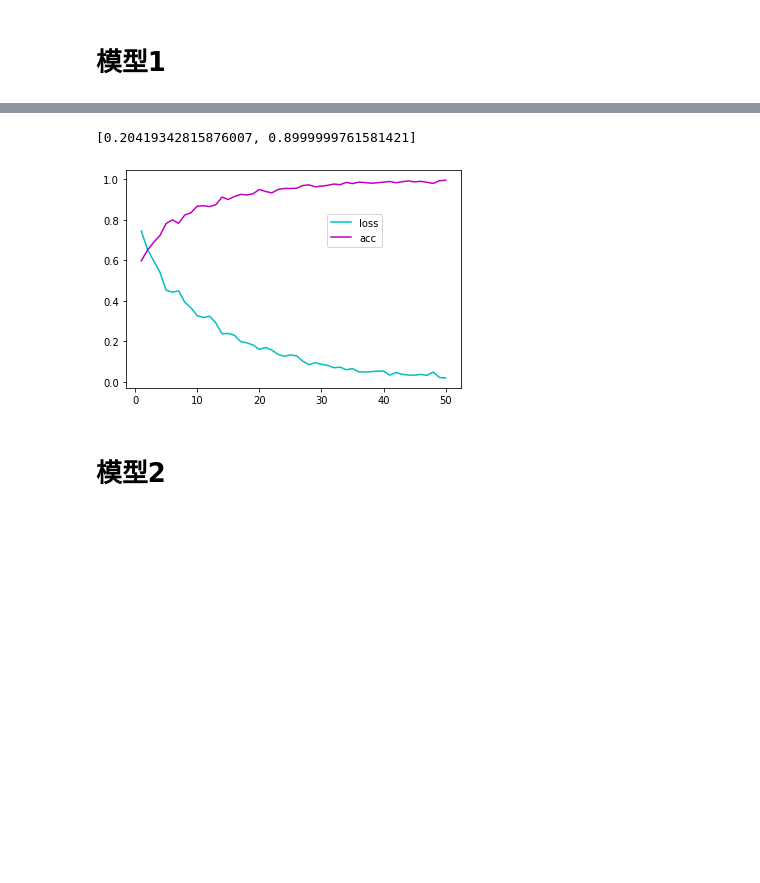
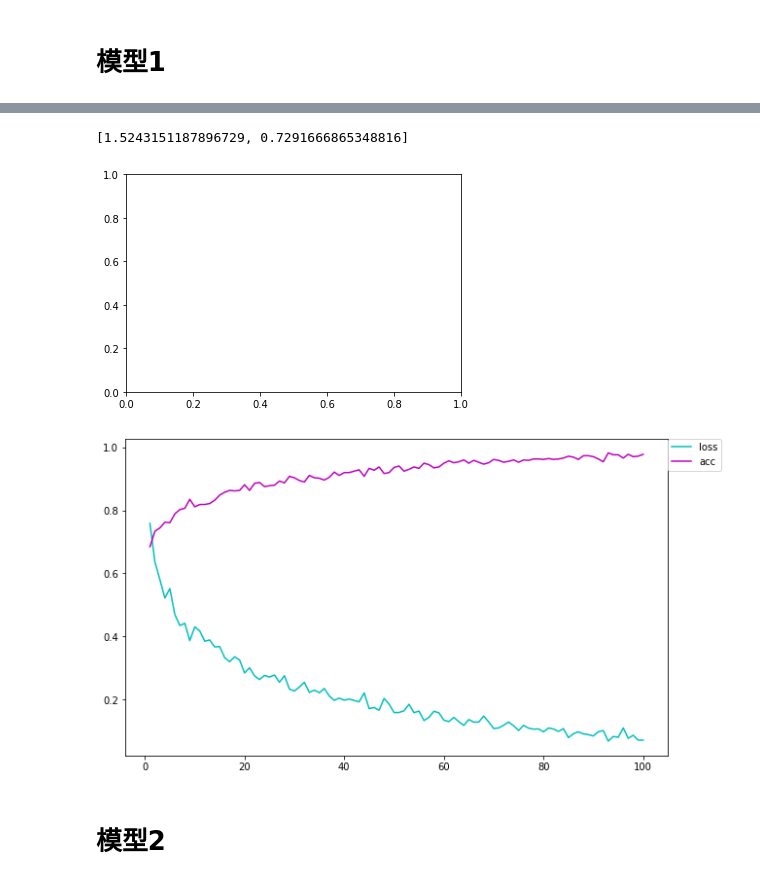
Before and after one commit to chyan0411/Thesis, a Jupyter notebook: colab/other_codes/30Matrix_pre_improved_or_not_file.ipynb, the cells around one changed output, grey strips where cells are left out. Cells and saved outputs as stored; diff of their text form; code cells hidden in the pictures; blank space fills up the shorter version.

```diff
--- a/colab/other_codes/30Matrix_pre_improved_or_not_file.ipynb
+++ b/colab/other_codes/30Matrix_pre_improved_or_not_file.ipynb
@@ -110,8 +64,13 @@ print(L.shape)
+# %%
+# print(ll.shape)
+ll = np.reshape(ll,(960, 30, 116, 116, 1))
+# %%
+data, label = shuffle(ll,Label,random_state = 10)
 # %%
-train_data = P[:960]
-test_data = P[960:]
-train_label  = L[:960]
-test_label = L[960:]
+train_data = data[:672]
+test_data = data[672:]
+train_label  = label[:672]
+test_label = label[672:]
 print(train_data.shape)
 print(train_label.shape)
 # %% [output]
@@ -197,0 +182,7 @@ Epoch 50/50
+# %%
+num_epochs = 100
+batchsize = 64
+model = Model1()
+history = model.fit(train_data[:], train_label[:], epochs=num_epochs,
+                    batch_size=batchsize, verbose=1)
+# ,validation_data=(train_data[538:], train_label[538:]))
@@ -198,18 +207,25 @@ Epoch 50/50
 # %%
-mse_history = history.history['loss']
-mae_history = history.history['accuracy']
+loss = history.history['loss']
+acc = history.history['accuracy']
 
-epochs = range(1,len(mse_history) +1)
-plt.plot(epochs, mse_history, 'c', label='loss')
-plt.plot(epochs, mae_history, 'm', label='acc')
-plt.legend(bbox_to_anchor=(0.6, 0.8), loc='upper left', borderaxespad=0.)
+# val_loss = history.history['val_loss']
+# val_acc = history.history['val_accuracy']
+plt.ylim([0, 1])
+plt.figure(figsize=(10,6))
+epochs = range(1,len(loss) +1)
+plt.plot(epochs, loss, 'c', label='loss')
+plt.plot(epochs, acc, 'm', label='acc')
+# plt.plot(epochs, val_loss, 'c-.', label='val_loss')
+# plt.plot(epochs, val_acc, 'm-.', label='val_acc')
+plt.legend(bbox_to_anchor=(1, 1), loc='upper left', borderaxespad=0.)
 
-plt.savefig('/content/drive/My Drive/images/1.png' ,dpi=1200)
+plt.savefig('/content/drive/My Drive/images/patient_or_not/final.png' ,dpi=800)
 
 model.evaluate(test_data, test_label, verbose=0)  #Returns the loss value & metrics values for the model in test mode.
 # %% [output]
-[0.20419342815876007, 0.8999999761581421]
+[1.5243151187896729, 0.7291666865348816]
-[figure, old version]
+[figure, new version]
+[figure, added]
 # %% [markdown]
 # 模型2
 # %%
```
Also changed, not shown: parts of 14 cells of this notebook, 54 other files.
